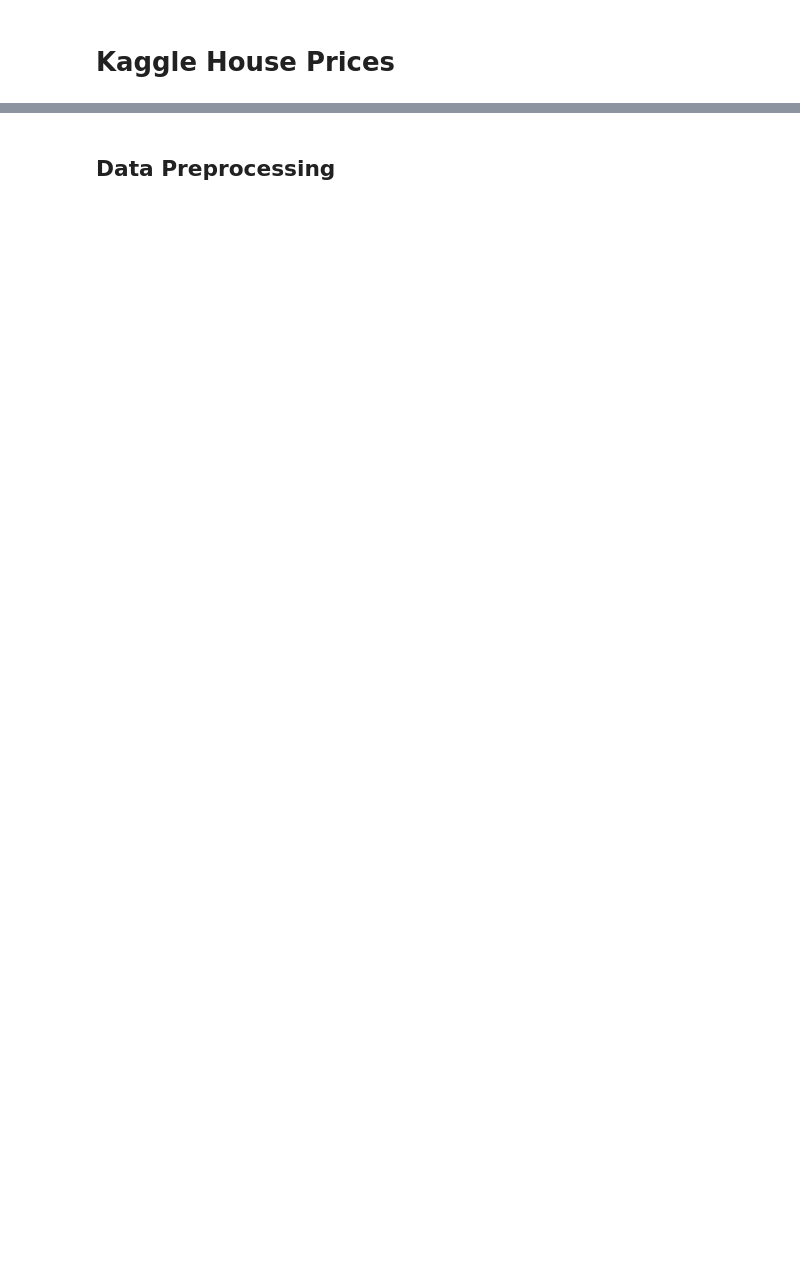
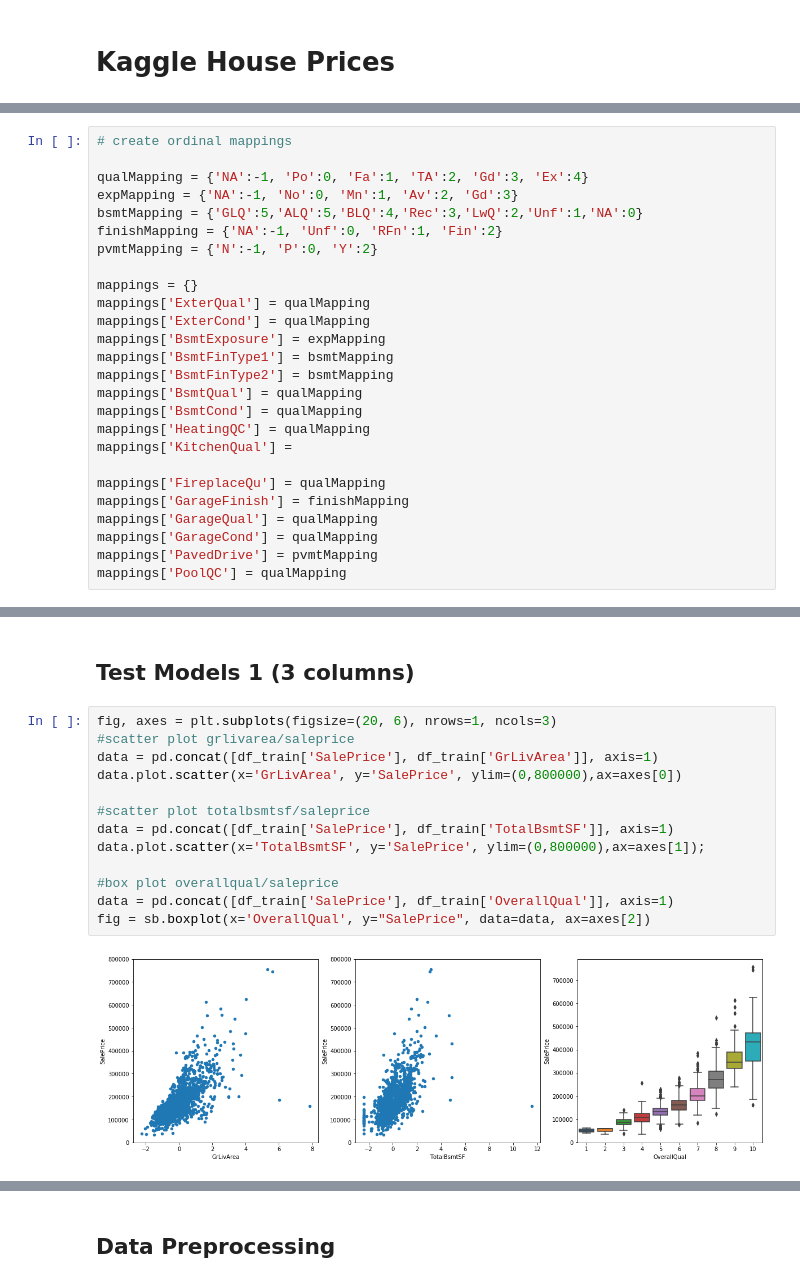
Before and after one commit to AmauryLepicard/house-prices, a Jupyter notebook: House Prices Kaggle.ipynb, the cells around one changed output, grey strips where cells are left out. Cells and saved outputs as stored; diff of their text form; blank space fills up the shorter version.

```diff
--- a/House Prices Kaggle.ipynb
+++ b/House Prices Kaggle.ipynb
@@ -16,0 +36,26 @@ df_train_raw = pd.read_csv("train.csv", index_col=0)
+# %%
+# create ordinal mappings
+
+qualMapping = {'NA':-1, 'Po':0, 'Fa':1, 'TA':2, 'Gd':3, 'Ex':4}
+expMapping = {'NA':-1, 'No':0, 'Mn':1, 'Av':2, 'Gd':3}
+bsmtMapping = {'GLQ':5,'ALQ':5,'BLQ':4,'Rec':3,'LwQ':2,'Unf':1,'NA':0}
+finishMapping = {'NA':-1, 'Unf':0, 'RFn':1, 'Fin':2}
+pvmtMapping = {'N':-1, 'P':0, 'Y':2}
+
+mappings = {}
+mappings['ExterQual'] = qualMapping
+mappings['ExterCond'] = qualMapping
+mappings['BsmtExposure'] = expMapping
+mappings['BsmtFinType1'] = bsmtMapping
+mappings['BsmtFinType2'] = bsmtMapping
+mappings['BsmtQual'] = qualMapping
+mappings['BsmtCond'] = qualMapping
+mappings['HeatingQC'] = qualMapping
+mappings['KitchenQual'] =
+
+mappings['FireplaceQu'] = qualMapping
+mappings['GarageFinish'] = finishMapping
+mappings['GarageQual'] = qualMapping
+mappings['GarageCond'] = qualMapping
+mappings['PavedDrive'] = pvmtMapping
+mappings['PoolQC'] = qualMapping
@@ -16,0 +252,17 @@ df_train_raw = pd.read_csv("train.csv", index_col=0)
+# %% [markdown]
+## Test Models 1 (3 columns)
+# %%
+fig, axes = plt.subplots(figsize=(20, 6), nrows=1, ncols=3)
+#scatter plot grlivarea/saleprice
+data = pd.concat([df_train['SalePrice'], df_train['GrLivArea']], axis=1)
+data.plot.scatter(x='GrLivArea', y='SalePrice', ylim=(0,800000),ax=axes[0])
+
+#scatter plot totalbsmtsf/saleprice
+data = pd.concat([df_train['SalePrice'], df_train['TotalBsmtSF']], axis=1)
+data.plot.scatter(x='TotalBsmtSF', y='SalePrice', ylim=(0,800000),ax=axes[1]);
+
+#box plot overallqual/saleprice
+data = pd.concat([df_train['SalePrice'], df_train['OverallQual']], axis=1)
+fig = sb.boxplot(x='OverallQual', y="SalePrice", data=data, ax=axes[2])
+# %% [output]
+[figure, added]
```
Also changed, not shown: parts of 38 cells of this notebook, 1 other file.
